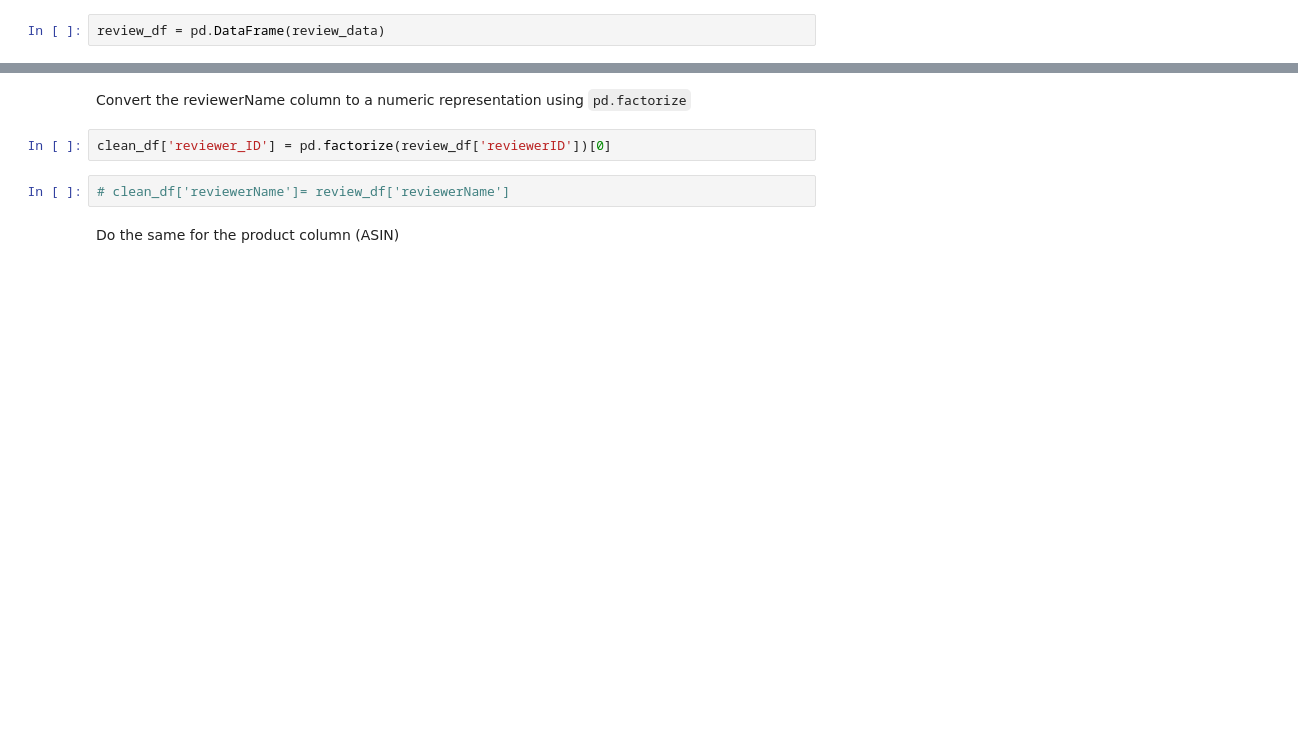
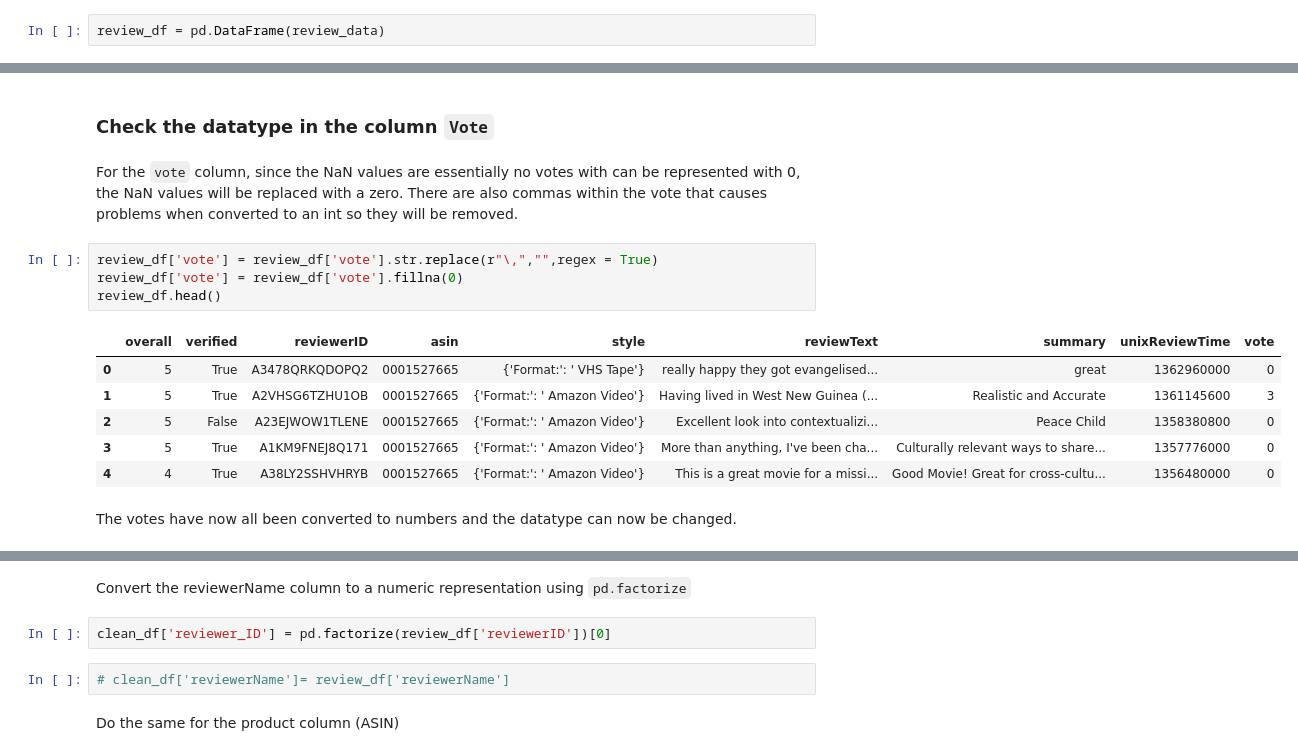
Before and after one commit to JTruong3/Amazon-Product-Recommender, a Jupyter notebook: Capstone preliminary.ipynb, the cells around one changed output, grey strips where cells are left out. Saved outputs shown, nothing was run; the diff lists cells and outputs as text; blank space fills up the shorter version.

```diff
--- a/Capstone preliminary.ipynb
+++ b/Capstone preliminary.ipynb
@@ -64,0 +172,17 @@ memory usage: 7.6+ MB
+# %% [markdown]
+### Check the datatype in the column `Vote`
+# %% [markdown]
+For the `vote` column, since the NaN values are essentially no votes with can be represented with 0, the NaN values will be replaced with a zero. There are also commas within the vote that causes problems when converted to an int so they will be removed.
+# %%
+review_df['vote'] = review_df['vote'].str.replace(r"\,","",regex = True)
+review_df['vote'] = review_df['vote'].fillna(0)
+review_df.head()
+# %% [output]
+|  | overall | verified | reviewerID | asin | style | reviewText | summary | unixReviewTime | vote |
+| 0 | 5 | True | A3478QRKQDOPQ2 | 0001527665 | {'Format:': ' VHS Tape'} | really happy they got evangelised... | great | 1362960000 | 0 |
+| 1 | 5 | True | A2VHSG6TZHU1OB | 0001527665 | {'Format:': ' Amazon Video'} | Having lived in West New Guinea (... | Realistic and Accurate | 1361145600 | 3 |
+| 2 | 5 | False | A23EJWOW1TLENE | 0001527665 | {'Format:': ' Amazon Video'} | Excellent look into contextualizi... | Peace Child | 1358380800 | 0 |
+| 3 | 5 | True | A1KM9FNEJ8Q171 | 0001527665 | {'Format:': ' Amazon Video'} | More than anything, I've been cha... | Culturally relevant ways to share... | 1357776000 | 0 |
+| 4 | 4 | True | A38LY2SSHVHRYB | 0001527665 | {'Format:': ' Amazon Video'} | This is a great movie for a missi... | Good Movie! Great for cross-cultu... | 1356480000 | 0 |
+# %% [markdown]
+The votes have now all been converted to numbers and the datatype can now be changed.
```
Also changed, not shown: parts of 71 cells of this notebook.
